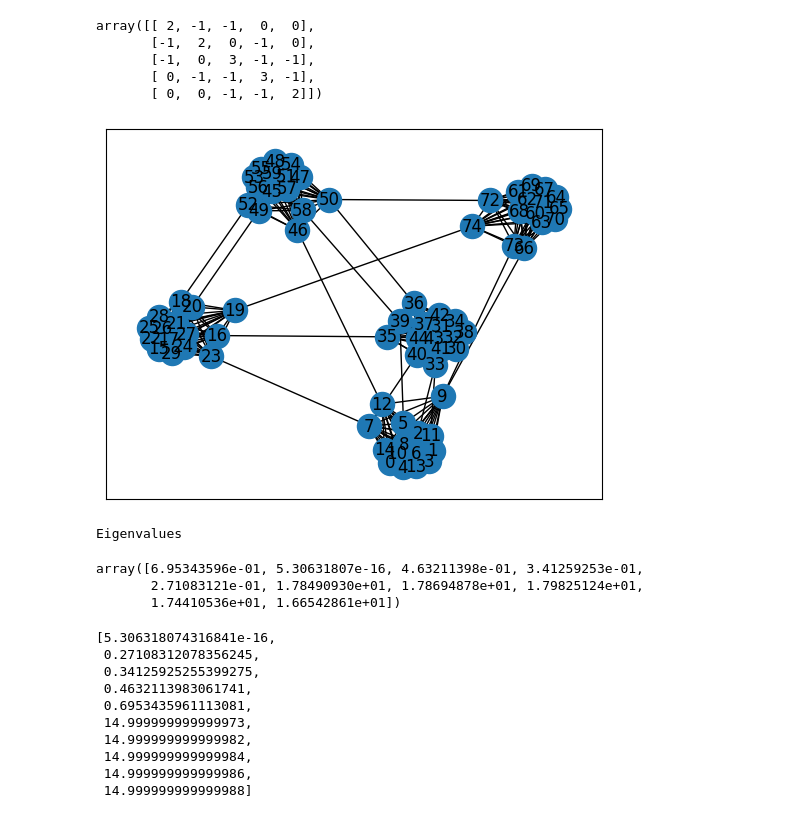
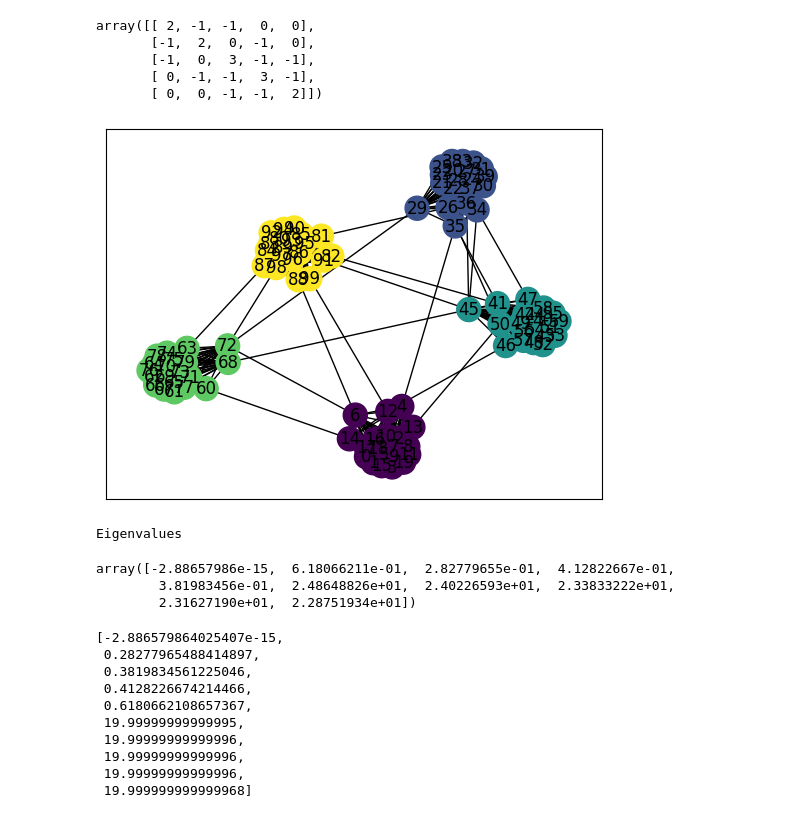
Before and after one commit to uol-feps-soc-comp3932-2324-classroom/synoptic-project-cassimpatel, a Jupyter notebook: prelim_analysis/exploration.ipynb, the cells around one changed output. Drawn from its saved outputs; the diff is of its cells as text; code cells hidden in the pictures.

```diff
--- a/prelim_analysis/exploration.ipynb
+++ b/prelim_analysis/exploration.ipynb
@@ -58,27 +58,31 @@ array([[ 2, -1, -1,  0,  0],
        [ 0,  0, -1, -1,  2]])
 # %%
 # generate a network with clear clusters
-CLUSTER_SIZE = 15
+CLUSTER_SIZE = 20
 NUM_CLUSTERS = 5
 CONNECTIVITY = 0.005
 
 clusters   = [nx.complete_graph(CLUSTER_SIZE) for _ in range(NUM_CLUSTERS)]
 G          = nx.disjoint_union_all(clusters)
 num_points = CLUSTER_SIZE * NUM_CLUSTERS
 
 # TODO: optimise using some np implementation
 for p1 in range(num_points):
     for p2 in range(p1+1, num_points):
         c1 = p1 % CLUSTER_SIZE
         c2 = p2 % CLUSTER_SIZE
         if c1 == c2: continue
 
         if random.uniform(0, 100) >= CONNECTIVITY * 100: continue
         G.add_edge(p1, p2)
 
-nx.draw_networkx(G, ax=plt.axes(), with_labels=True)
+ground_truth = np.zeros((num_points))
+for i in range(NUM_CLUSTERS):
+    ground_truth[i*CLUSTER_SIZE:(i+1)*CLUSTER_SIZE] = i
+ground_truth
+nx.draw_networkx(G, ax=plt.axes(), with_labels=True, node_color = ground_truth)
 # %% [output]
-[figure, old version]
+[figure, new version]
 # %%
 # extract its laplacian, calculate its eigenvectors and values
 lap = nx.laplacian_matrix(G).todense()
@@ -91,25 +95,25 @@ print('Eigenvalues')
 eig_val[:10]
 # %% [output]
 Eigenvalues
-array([6.95343596e-01, 5.30631807e-16, 4.63211398e-01, 3.41259253e-01,
-       2.71083121e-01, 1.78490930e+01, 1.78694878e+01, 1.79825124e+01,
-       1.74410536e+01, 1.66542861e+01])
+array([-2.88657986e-15,  6.18066211e-01,  2.82779655e-01,  4.12822667e-01,
+        3.81983456e-01,  2.48648826e+01,  2.40226593e+01,  2.33833222e+01,
+        2.31627190e+01,  2.28751934e+01])
 # %%
 # view the sorted eigenvalues (just first 10)
 
 N = G.number_of_nodes()
 sorted(eig_val)[:10]
 # %% [output]
-[5.306318074316841e-16,
- 0.27108312078356245,
- 0.34125925255399275,
- 0.4632113983061741,
- 0.6953435961113081,
- 14.999999999999973,
- 14.999999999999982,
- 14.999999999999984,
- 14.999999999999986,
- 14.999999999999988]
+[-2.886579864025407e-15,
+ 0.28277965488414897,
+ 0.3819834561225046,
+ 0.4128226674214466,
+ 0.6180662108657367,
+ 19.99999999999995,
+ 19.99999999999996,
+ 19.99999999999996,
+ 19.99999999999996,
+ 19.999999999999968]
 # %%
 # there seems to be a strong cutoff at 10
 # calculate the fiedler eigenvector as a measure of graph connectivity
```
Also changed, not shown: parts of 5 cells of this notebook.
